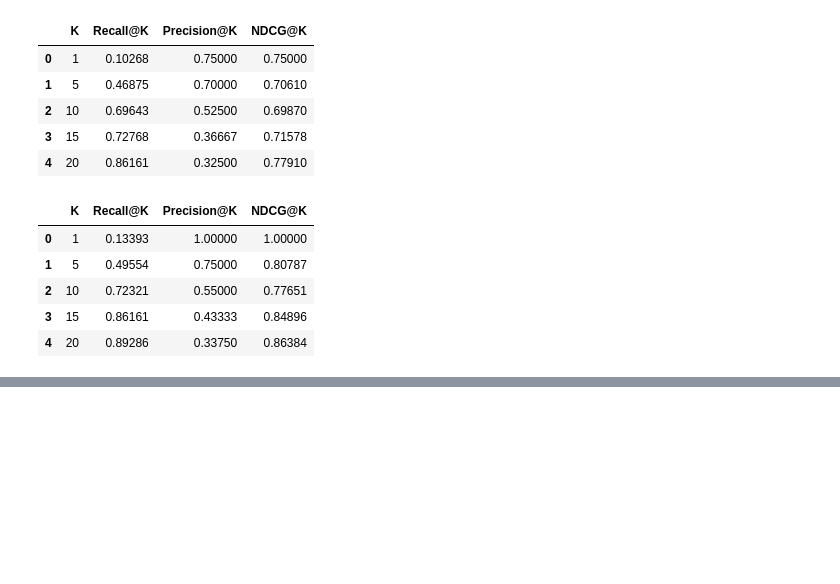
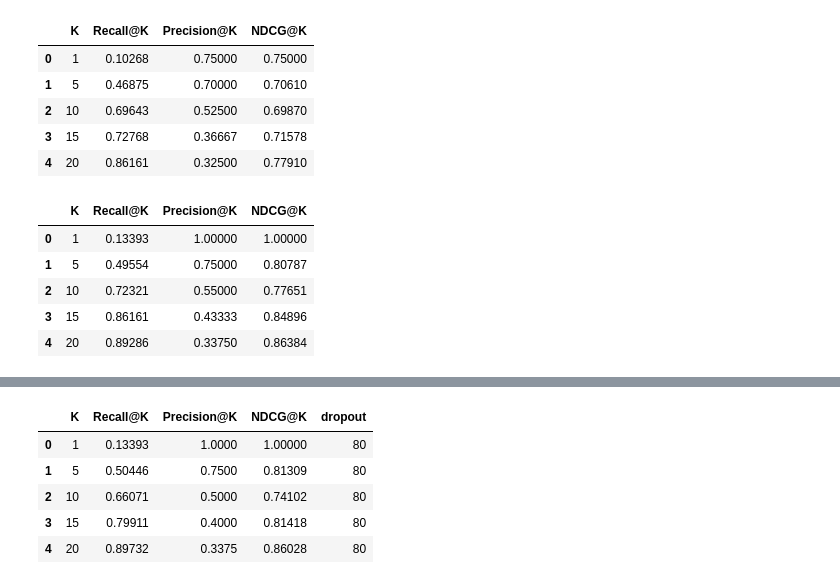
Before and after one commit to RusheelIyer/comp_lightgcn, a Jupyter notebook: test.ipynb, the cells around one changed output, grey strips where cells are left out. Saved outputs shown, nothing was run; the diff lists cells and outputs as text; code cells hidden in the pictures; blank space fills up the shorter version.

```diff
--- a/test.ipynb
+++ b/test.ipynb
@@ -253,0 +255,23 @@ plt.subplot(gs[:2, 2:]).legend()
+# %%
+df_0 = pd.read_csv('csv_results/results_mult.csv')
+df_0['dropout'] = 0
+
+df_20 = pd.read_csv('csv_results/results_mult20.csv')
+df_20['dropout'] = 20
+
+df_40 = pd.read_csv('csv_results/results_mult40.csv')
+df_40['dropout'] = 40
+
+df_60 = pd.read_csv('csv_results/results_mult60.csv')
+df_60['dropout'] = 60
+
+df_80 = pd.read_csv('csv_results/results_mult80.csv')
+df_80['dropout'] = 80
+df_80
+# %% [output]
+|  | K | Recall@K | Precision@K | NDCG@K | dropout |
+| 0 | 1 | 0.13393 | 1.0000 | 1.00000 | 80 |
+| 1 | 5 | 0.50446 | 0.7500 | 0.81309 | 80 |
+| 2 | 10 | 0.66071 | 0.5000 | 0.74102 | 80 |
+| 3 | 15 | 0.79911 | 0.4000 | 0.81418 | 80 |
+| 4 | 20 | 0.89732 | 0.3375 | 0.86028 | 80 |
```
Also changed, not shown: parts of 7 cells of this notebook, 1 other file.
